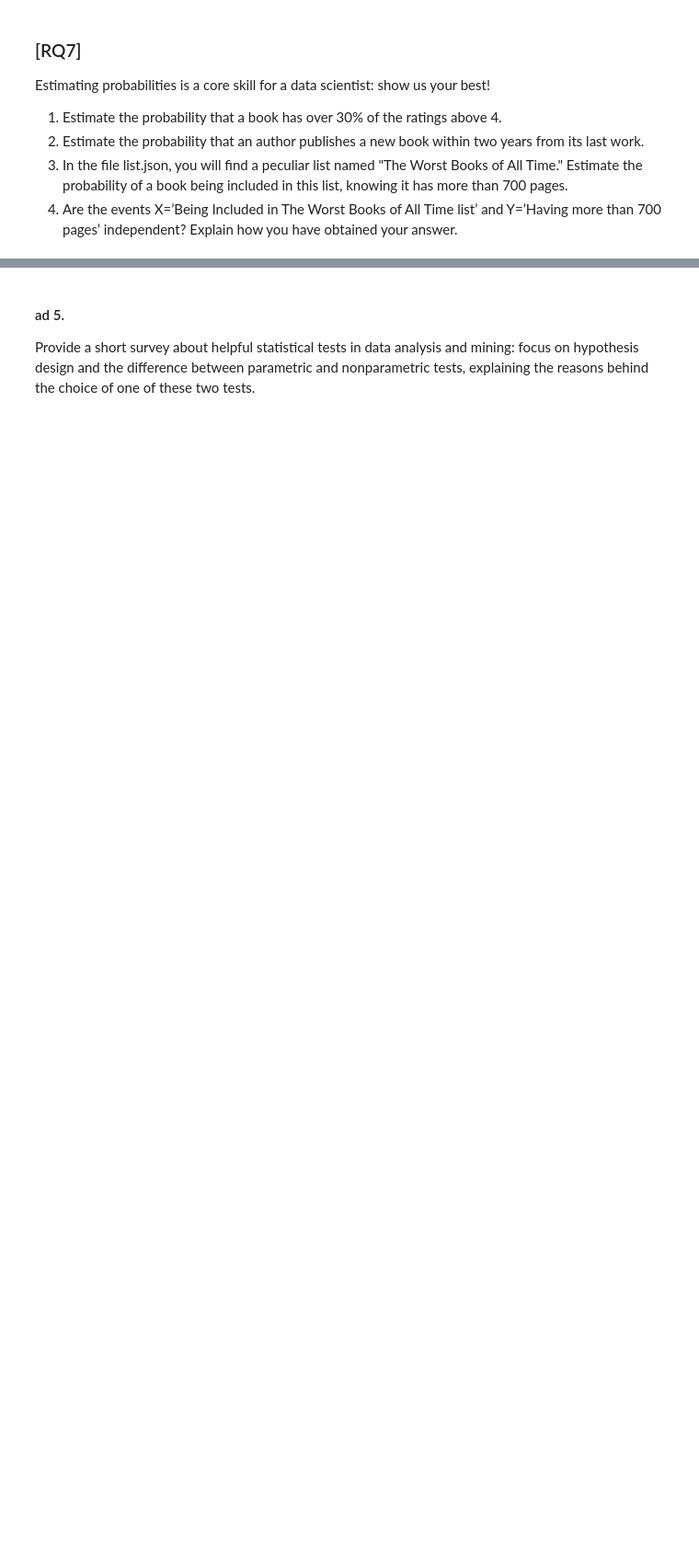
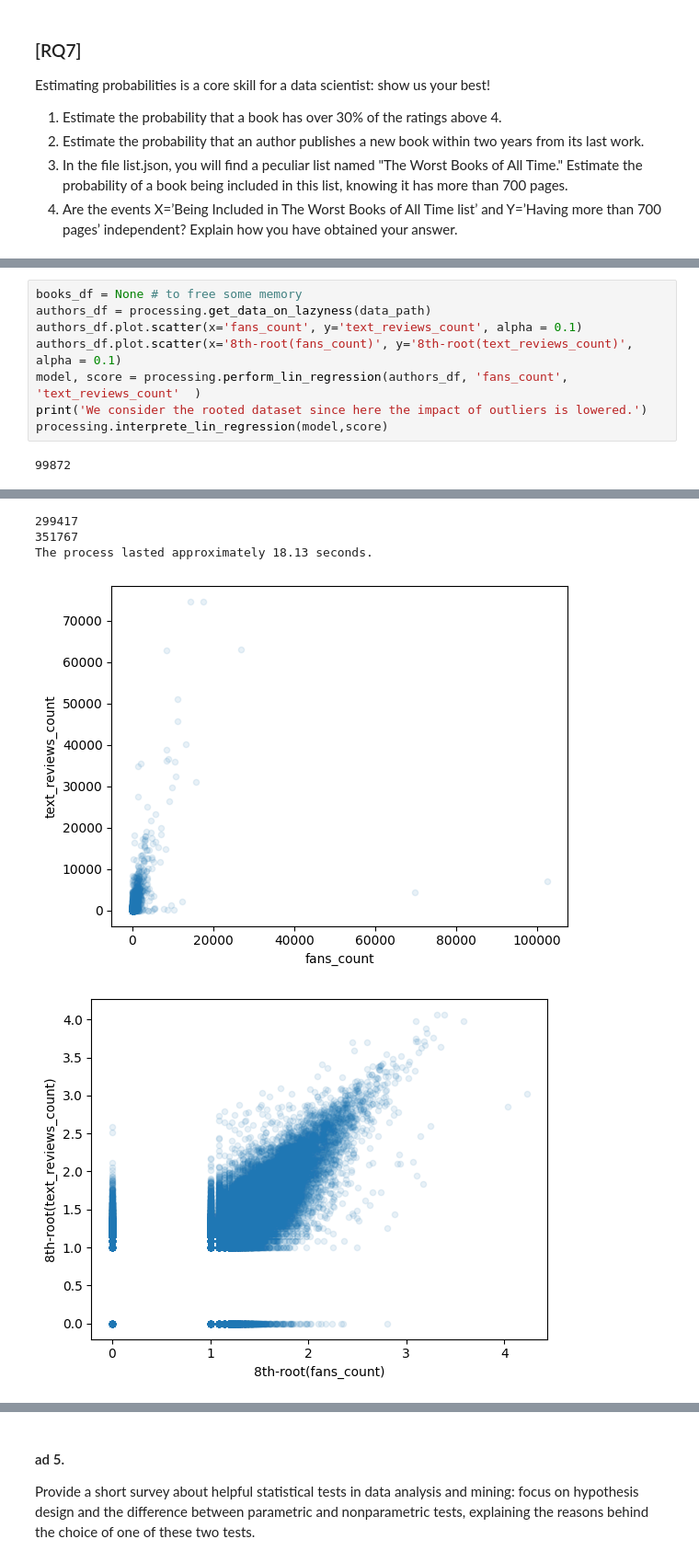
Before and after one commit to desterote753/ADM-HW2-Group3, a Jupyter notebook: main.ipynb, the cells around one changed output, grey strips where cells are left out. Shown at 92% size. Saved outputs shown, nothing was run; the diff lists cells and outputs as text; blank space fills up the shorter version.

```diff
--- a/main.ipynb
+++ b/main.ipynb
@@ -453,0 +740,10 @@ Estimating probabilities is a core skill for a data scientist: show us your best
+# %%
+books_df = None # to free some memory
+authors_df = processing.get_data_on_lazyness(data_path)
+authors_df.plot.scatter(x='fans_count', y='text_reviews_count', alpha = 0.1)
+authors_df.plot.scatter(x='8th-root(fans_count)', y='8th-root(text_reviews_count)', alpha = 0.1)
+model, score = processing.perform_lin_regression(authors_df, 'fans_count', 'text_reviews_count'  )
+print('We consider the rooted dataset since here the impact of outliers is lowered.')
+processing.interprete_lin_regression(model,score)
+# %% [output]
+99872
@@ -453,0 +791,5 @@ Estimating probabilities is a core skill for a data scientist: show us your best
+299417
+351767
+The process lasted approximately 18.13 seconds.
+[figure, added]
+[figure, added]
```
Also changed, not shown: parts of 31 cells of this notebook.
